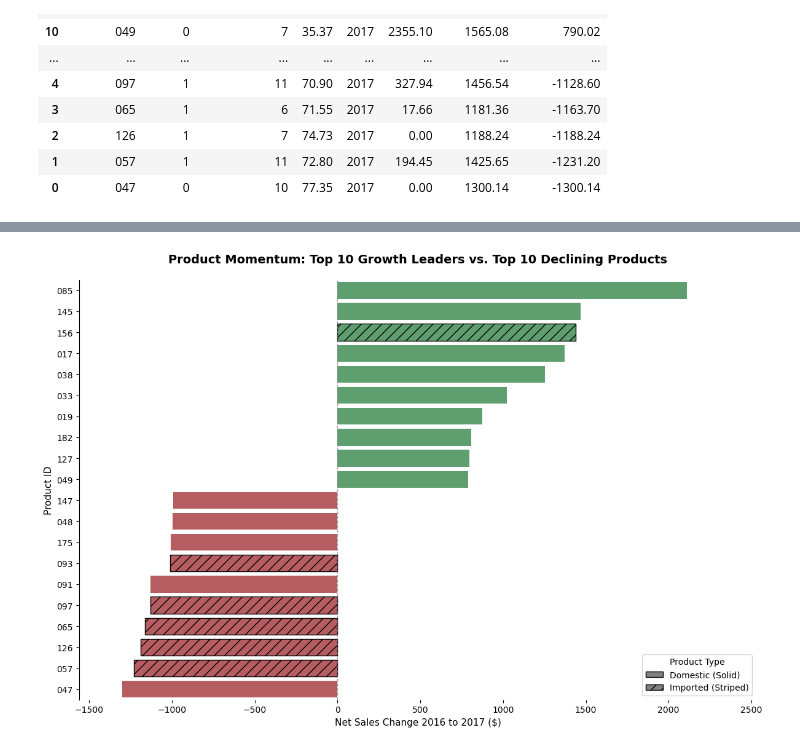
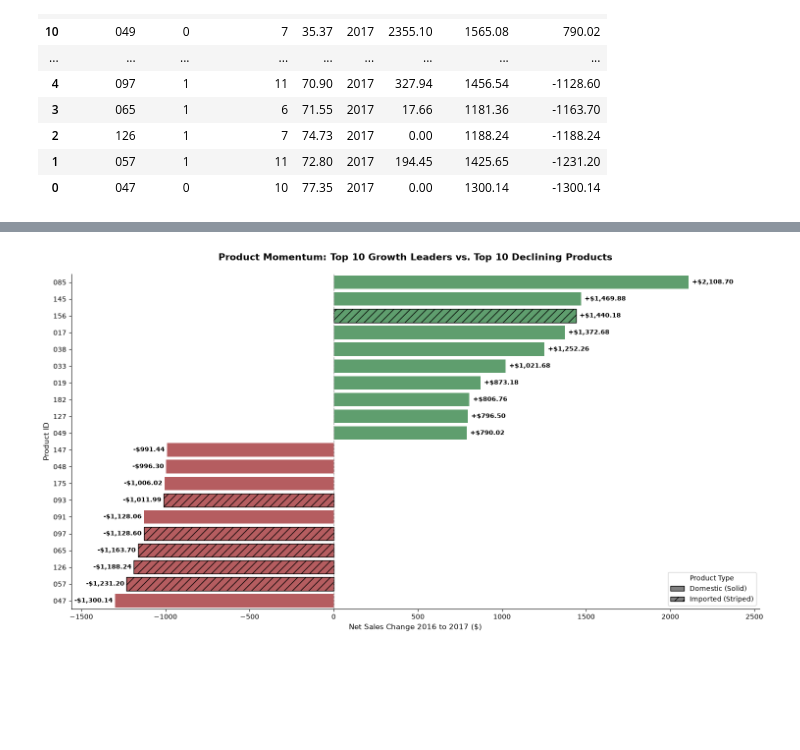
Before and after one commit to richierish32/MFIT, a Jupyter notebook: MFIT 860 - Data/Assignment 1 Solution.ipynb, the cells around one changed output, grey strips where cells are left out. Drawn from its saved outputs; the diff is of its cells as text; code cells hidden in the pictures; blank space fills up the shorter version.

```diff
--- a/MFIT 860 - Data/Assignment 1 Solution.ipynb
+++ b/MFIT 860 - Data/Assignment 1 Solution.ipynb
@@ -728,13 +473,13 @@ plt.show()
 # import pandas as pd
 # import seaborn as sns
 
-# # 1. Sort to grab the top 10 and bottom 10 growth products
-# sorted_growth = df_yoy.sort_values(by="Sales_Growth")
-# extremes = pd.concat([sorted_growth.head(10), sorted_growth.tail(10)])
-# extremes = extremes.reset_index()
+# 1. Sort to grab the top 10 and bottom 10 growth products
+sorted_growth = df_yoy.sort_values(by="Sales_Growth")
+extremes = pd.concat([sorted_growth.head(10), sorted_growth.tail(10)])
+extremes = extremes.reset_index()
 
-# # Sort so the chart reads cleanly from top to bottom (highest winner to biggest loser)
-# extremes = extremes.sort_values("Sales_Growth", ascending=False)
+# Sort so the chart reads cleanly from top to bottom (biggest winner to biggest loser)
+extremes = extremes.sort_values("Sales_Growth", ascending=False)
 
 # 2. Create a clean color mapping dictionary tied directly to the Product_ID
 color_map = {
@@ -743,7 +488,7 @@ color_map = {
 }
 
 # 3. Plotting
-fig, ax = plt.subplots(figsize=(12, 8))
+fig, ax = plt.subplots(figsize=(15, 8))
 
 sns.barplot(
     data=extremes,
@@ -764,26 +509,26 @@ for patch, (_, row) in zip(ax.patches, extremes.iterrows()):
         patch.set_linewidth(1)
 
 # 5. Add exact value labels onto the end of each bar for standalone clarity
-# for p in ax.patches:
-#     width = p.get_width()
-#     if width >= 0:
-#         ha_align = "left"
-#         padding = width + (extremes["Sales_Growth"].max() * 0.01)
-#         label_text = f"+${width:,.2f}"
-#     else:
-#         ha_align = "right"
-#         padding = width - (abs(extremes["Sales_Growth"].min()) * 0.01)
-#         label_text = f"-${abs(width):,.2f}"
+for p in ax.patches:
+    width = p.get_width()
+    if width >= 0:
+        ha_align = "left"
+        padding = width + (extremes["Sales_Growth"].max() * 0.01)
+        label_text = f"+${width:,.2f}"
+    else:
+        ha_align = "right"
+        padding = width - (abs(extremes["Sales_Growth"].min()) * 0.01)
+        label_text = f"-${abs(width):,.2f}"
 
-#     ax.text(
-#         padding,
-#         p.get_y() + p.get_height() / 2,
-#         label_text,
-#         va="center",
-#         ha=ha_align,
-#         fontsize=9,
-#         fontweight="bold",
-#     )
+    ax.text(
+        padding,
+        p.get_y() + p.get_height() / 2,
+        label_text,
+        va="center",
+        ha=ha_align,
+        fontsize=9,
+        fontweight="bold",
+    )
 
 # 6. Final Polish, Titles, and a Custom Legend for the Patterns
 plt.title(
@@ -799,32 +544,32 @@ plt.ylabel("Product ID", fontsize=11)
 plt.axvline(0, color="gray", linestyle="--", linewidth=1, alpha=0.7)
 
 # Give the text labels some breathing room on the sides
 plt.xlim(
     extremes["Sales_Growth"].min() * 1.2,
     extremes["Sales_Growth"].max() * 1.2,
 )
 
 # Create a manual legend to explain the solid vs pattern bars
 from matplotlib.patches import Patch
 
 legend_elements = [
     Patch(facecolor="gray", edgecolor="black", label="Domestic (Solid)"),
     Patch(
         facecolor="gray",
         hatch="//",
         edgecolor="black",
         label="Imported (Striped)",
     ),
 ]
 ax.legend(
     handles=legend_elements,
     loc="lower right",
     frameon=True,
     title="Product Type",
 )
 
-sns.despine(left=False, bottom=True)
+sns.despine(left=False, bottom=False)
 plt.tight_layout()
 plt.show()
 # %% [output]
-[figure, old version]
+[figure, new version]
```
Also changed, not shown: parts of 31 cells of this notebook, 5 other files.
